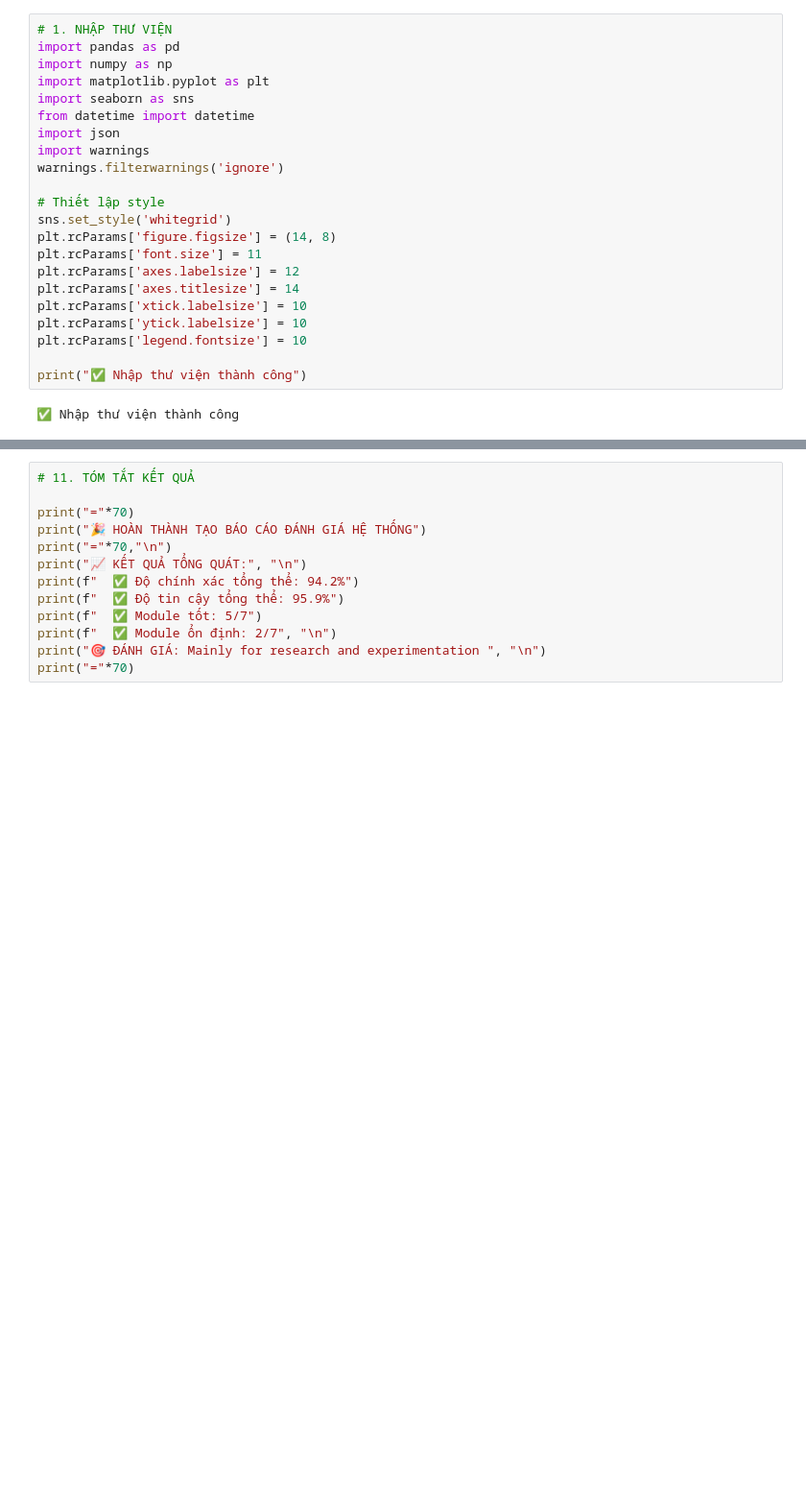
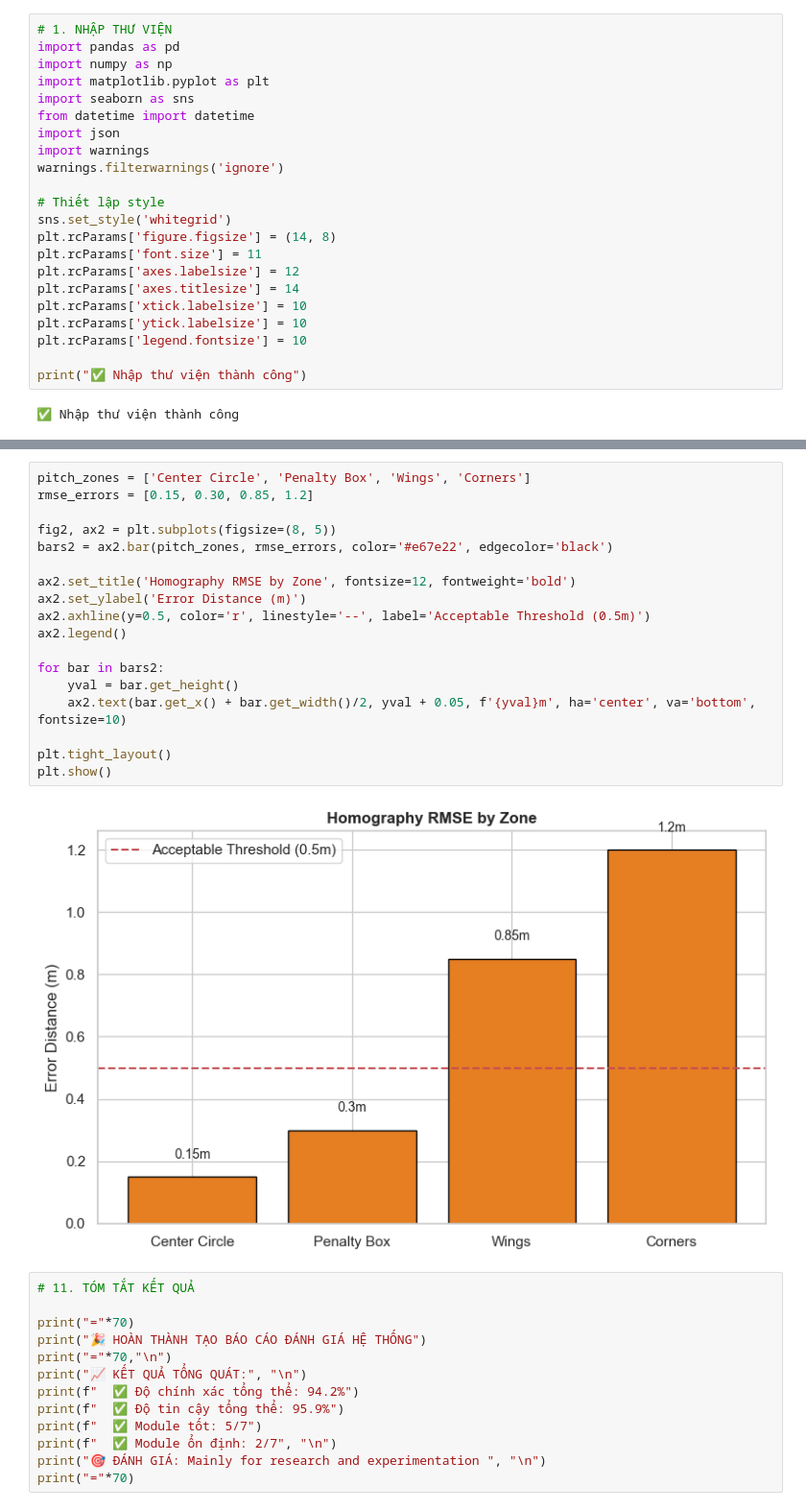
Before and after one commit to haianh06/Ball2Point, a Jupyter notebook: Evaluation.ipynb, the cells around one changed output, grey strips where cells are left out. Shown at 96% size. Drawn from its saved outputs; the diff is of its cells as text; blank space fills up the shorter version.

```diff
--- a/Evaluation.ipynb
+++ b/Evaluation.ipynb
@@ -289,3 +224,23 @@ print("✅ Lưu: 06_overall_performance.png")
+# %%
+pitch_zones = ['Center Circle', 'Penalty Box', 'Wings', 'Corners']
+rmse_errors = [0.15, 0.30, 0.85, 1.2]
+
+fig2, ax2 = plt.subplots(figsize=(8, 5))
+bars2 = ax2.bar(pitch_zones, rmse_errors, color='#e67e22', edgecolor='black')
+
+ax2.set_title('Homography RMSE by Zone', fontsize=12, fontweight='bold')
+ax2.set_ylabel('Error Distance (m)')
+ax2.axhline(y=0.5, color='r', linestyle='--', label='Acceptable Threshold (0.5m)')
+ax2.legend()
+
+for bar in bars2:
+    yval = bar.get_height()
+    ax2.text(bar.get_x() + bar.get_width()/2, yval + 0.05, f'{yval}m', ha='center', va='bottom', fontsize=10)
+
+plt.tight_layout()
+plt.show()
+# %% [output]
+[figure, added]
 # %%
 # 11. TÓM TẮT KẾT QUẢ
 
```
Also changed, not shown: parts of 7 cells of this notebook, 36 other files.
